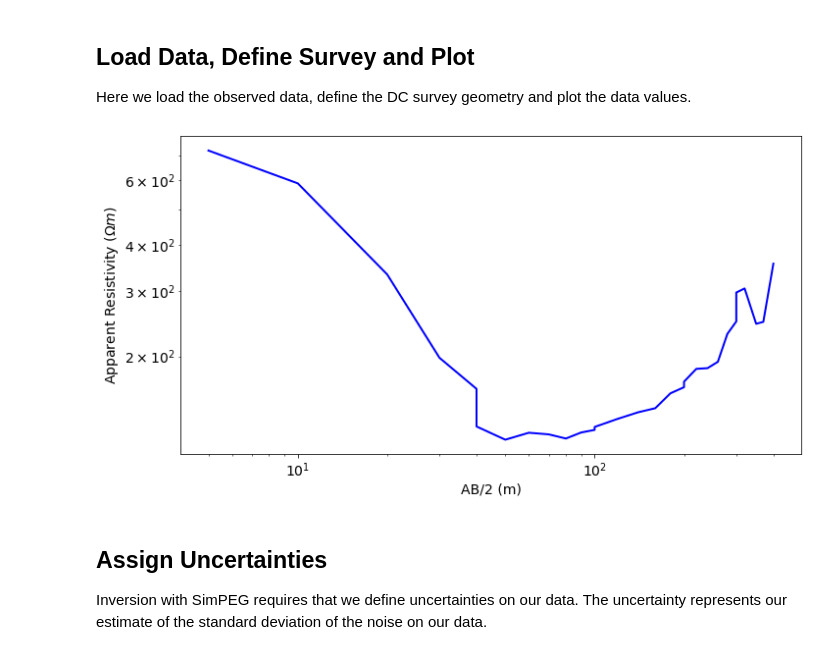
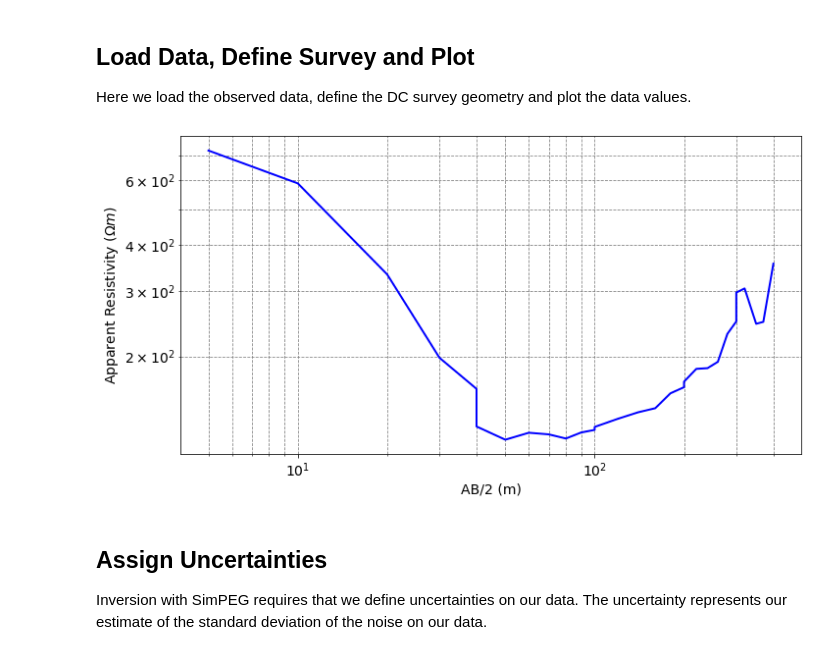
Before and after one commit to simpeg-research/gwb-dc-inversions, a Jupyter notebook: notebooks_devin/DC1D_inv_layers.ipynb, the cells around one changed output. Cells and saved outputs as stored; diff of their text form; code cells hidden in the pictures.

```diff
--- a/notebooks_devin/DC1D_inv_layers.ipynb
+++ b/notebooks_devin/DC1D_inv_layers.ipynb
@@ -76,34 +76,35 @@ for ii in range(0, n_sources):
     M_locations = np.c_[M_locations, np.zeros((np.shape(M_locations)[0], 2))]
     N_locations = half_MN_separations[k[ii]:k[ii+1]]
     N_locations = np.c_[N_locations, np.zeros((np.shape(N_locations)[0], 2))]
     receiver_list = [dc.receivers.Dipole(M_locations, N_locations)]
 
     # AB electrode locations for source. Each is a (1, 3) numpy array
     A_location = np.r_[-half_AB_separations[k[ii]], 0, 0]
     B_location = np.r_[half_AB_separations[k[ii]], 0, 0]
     source_list.append(dc.sources.Dipole(receiver_list, A_location, B_location))
 
 # Define survey
 survey = dc.Survey(source_list)
 
 # Compute the A, B, M and N electrode locations.
 survey.getABMN_locations()
 
 # Plot apparent resistivities on sounding curve as a function of Wenner separation
 # parameter.
 electrode_separations = np.sqrt(
         np.sum((survey.m_locations - survey.n_locations)**2, axis=1)
         )
 
 fig = plt.figure(figsize=(11, 5))
 mpl.rcParams.update({'font.size': 14})
 ax1 = fig.add_axes([0.05, 0.05, 0.8, 0.9])
 ax1.loglog(half_AB_separations, dobs, 'b', lw=2)
 ax1.set_xlabel("AB/2 (m)")
 ax1.set_ylabel("Apparent Resistivity ($\Omega m$)")
+plt.grid(True, which="both", ls="--", c='gray')
 plt.show()
 # %% [output]
-[figure, old version]
+[figure, new version]
 # %% [markdown]
 Assign Uncertainties
 --------------------
```
Also changed, not shown: parts of 1 cell of this notebook, 2 other files.
